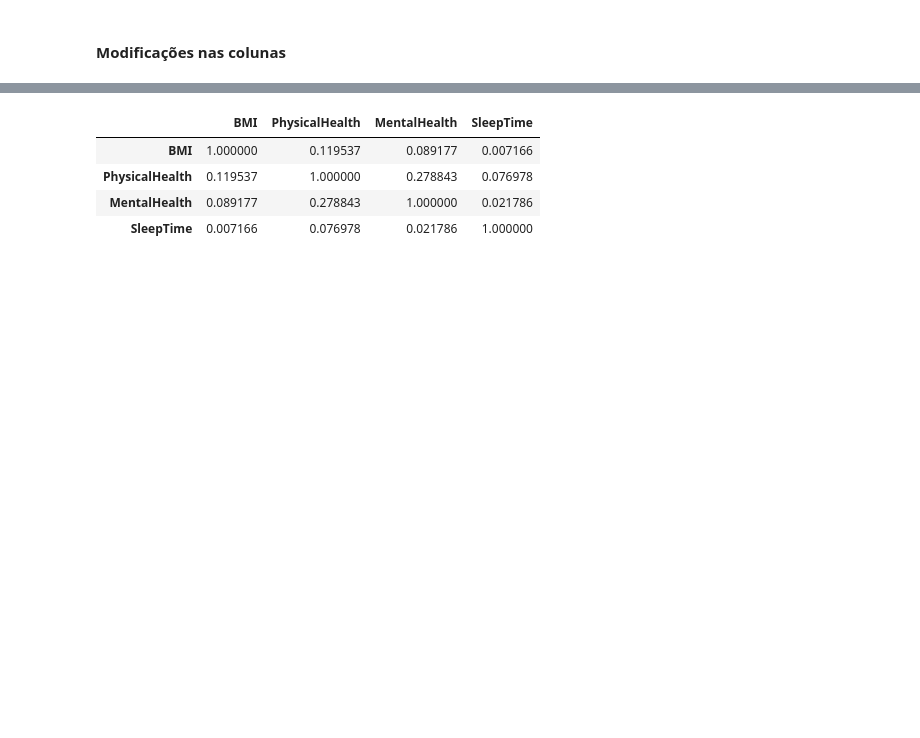
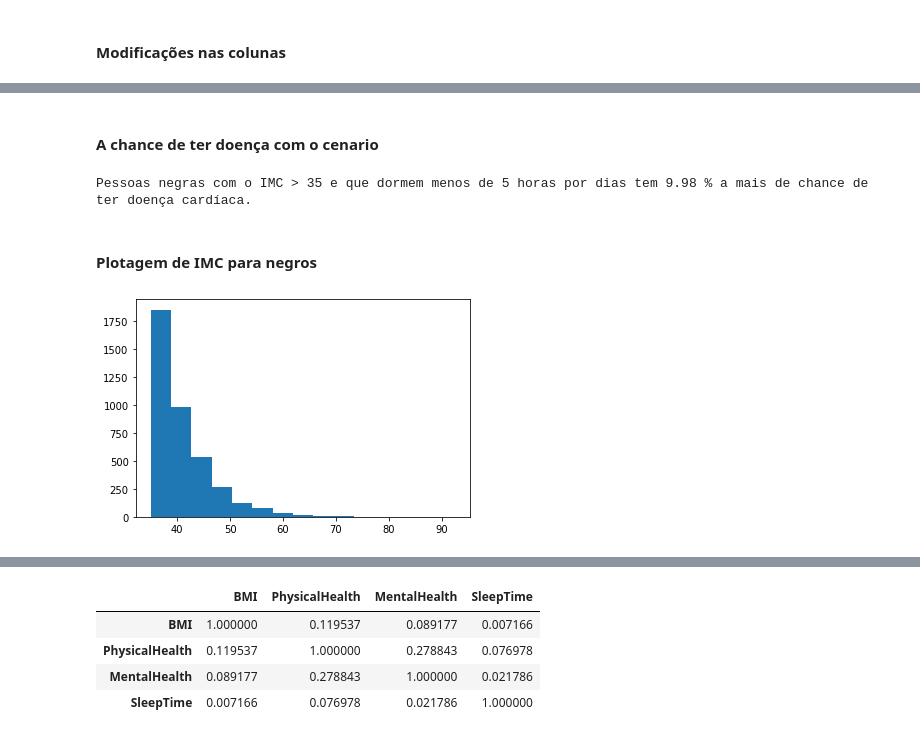
Before and after one commit to thiagobluhm/tensorflow, a Jupyter notebook: TensorFlow Keras - Challenge Kaggle Heart Disease.ipynb, the cells around one changed output, grey strips where cells are left out. Drawn from its saved outputs; the diff is of its cells as text; code cells hidden in the pictures; blank space fills up the shorter version.

```diff
--- a/TensorFlow Keras - Challenge Kaggle Heart Disease.ipynb
+++ b/TensorFlow Keras - Challenge Kaggle Heart Disease.ipynb
@@ -156,2 +158,4 @@ df.Diabetic = [x if x != 'Yes (during pregnancy)' else 'ydp' for x in df.Diabeti
 # %%
-df_dc = df[(df['BMI'] > 35) & (df['SleepTime'] > 5)] #hipotese obesos e com pouco sono
+ndf_dc = df[(df['BMI'] > 35) & (df['SleepTime'] > 5) & (df['Race'] == 'Black')] #hipotese obesos e com mais de 5 horas de sono
+ndf_dc2 = df[(df['BMI'] > 35) & (df['SleepTime'] < 5) & (df['Race'] == 'Black')] #hipotese obesos e com menos de 5 horas de sono
+ndf_dc3 = df[(df['BMI'] < 35) & (df['SleepTime'] < 5) & (df['Race'] == 'Black')] #hipotese obesos e com menos de 5 horas de sono
@@ -164,0 +197,15 @@ Taxa de pessoas com doenças cardiacas: 10.0%
+# %% [markdown]
+#### A chance de ter doença com o cenario
+# %%
+x = ndf_dc['HeartDisease'].value_counts()
+print(f'Pessoas negras com o IMC > 35 e que dormem menos de 5 horas por dias tem {round(x[1]/x[0],4) * 100} \
+% a mais de chance de ter doença cardíaca.')
+# %% [output]
+Pessoas negras com o IMC > 35 e que dormem menos de 5 horas por dias tem 9.98 % a mais de chance de ter doença cardíaca.
+# %% [markdown]
+#### Plotagem de IMC para negros
+# %%
+plt.hist(ndf_dc['BMI'], bins=15)
+plt.show()
+# %% [output]
+[figure, added]
```
Also changed, not shown: parts of 20 cells of this notebook.
